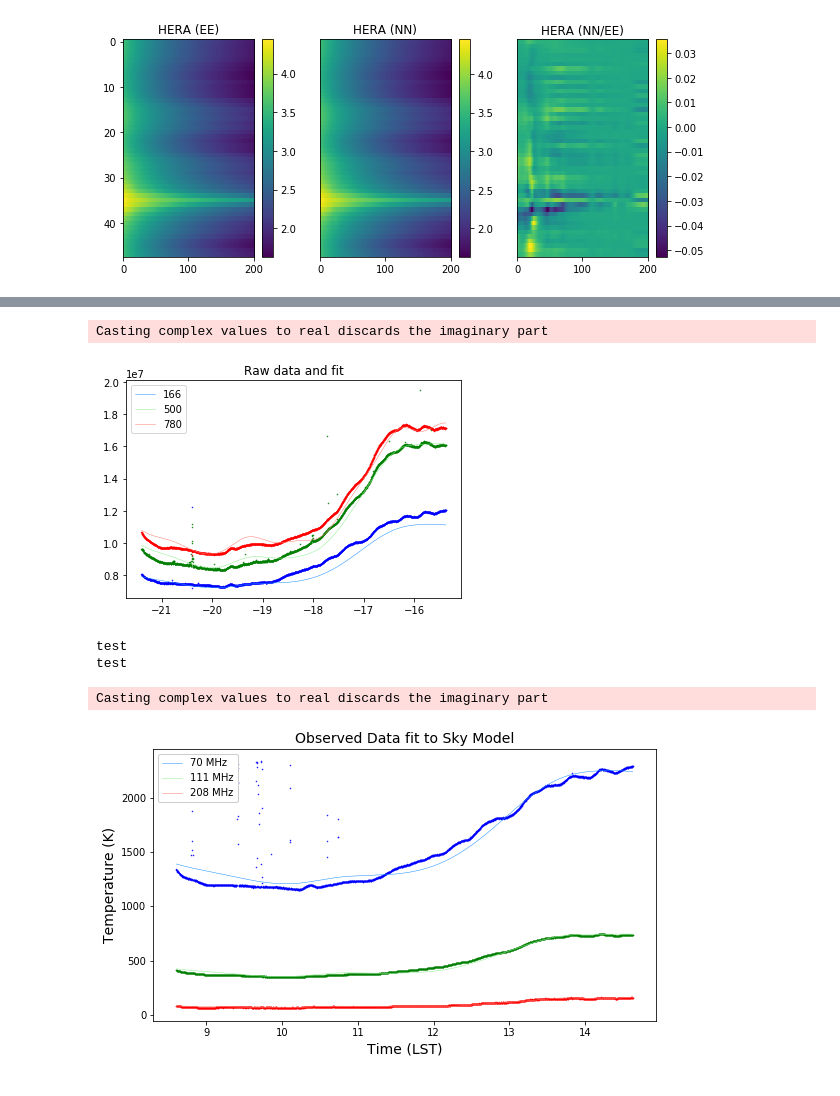
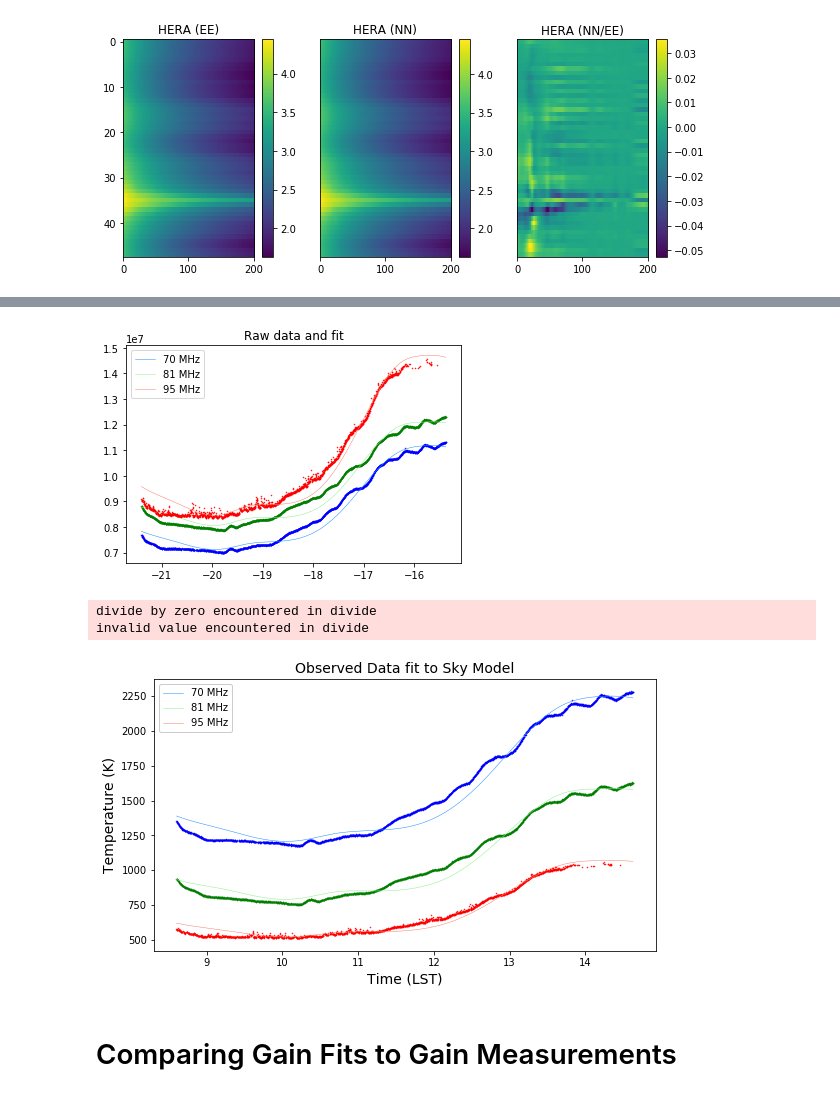
Before and after one commit to dannyjacobs/asu_hera, a Jupyter notebook: system_temp/HERA_Tsys_low_band.ipynb, the cells around one changed output, grey strips where cells are left out. Saved outputs shown, nothing was run; the diff lists cells and outputs as text; code cells hidden in the pictures.

```diff
--- a/system_temp/HERA_Tsys_low_band.ipynb
+++ b/system_temp/HERA_Tsys_low_band.ipynb
@@ -906,6 +910,6 @@ Tsky_sim.build_model()
 # %%
 
 lowband_data = auto_data(data_dir='/data4/shane/data/2458504/', filestart='zen.*',
-                         fileend='*HH.uvh5', autos_file='lowband_autos.uvh5',f_min=50.0,f_max=250.0)
+                         fileend='*HH.uvh5', autos_file='lowband_autos.uvh5',f_min=50.,f_max=100.)
 
 lowband_data.build_model(Tsky_sim)
@@ -969,0 +1071,28 @@ plt.show()
+# %%
+
+# Plot estimate for Tsky# Plot es
+plt.figure(figsize = (9,5))
+chosen_ant = 1
+dark_colors = ['blue', 'green', 'red']
+light_colors = ['dodgerblue', 'lightgreen', 'salmon']
+poli = 0
+pol = lowband_data.pols[poli]
+chans = [341]
+#d = np.ma.masked_where(lowband_data.uv.get_flags((chosen_ant, chosen_ant, lowband_data.rev_pol_map[pol])),
+                       #lowband_data.data2Tsky((chosen_ant, pol)))
+
+d = np.array(lowband_data.data2Tsky((chosen_ant, pol)))
+plot_lsts = np.concatenate([lowband_data.lsts[:(lowband_data.wrap+1)]-24, lowband_data.lsts[(lowband_data.wrap+1):]])
+for i, chan in enumerate(chans):
+    d_plot = d[:, chan]
+    plt.plot(plot_lsts, d_plot, '.', ms=1, color=dark_colors[i])
+    mdl_plot = lowband_data.Tsky[poli, :, chan]
+    plt.plot(plot_lsts, mdl_plot, linewidth=0.5, color=light_colors[i],label=str(int(lowband_data.freqs[chan]))+' MHz')
+plt.title('Observed Data fit to Sky Model',size = 14)
+plt.xlabel('Time (LST)',size=14)
+plt.ylabel('Temperature (K)',size=14)
+plt.legend(loc = 'upper left', framealpha = 1)
+plt.xticks(plt.xticks()[0][1:-1],[9,10,11,12,13,14])
+#plt.ylim([0,800])
+#plt.savefig("2458504_data_to_model.png")
+plt.show()
@@ -970,27 +1103,26 @@ plt.show()
 # %%
 # Plot data vs corrupted Tsky
 plt.figure()
 chosen_ant = 1
 dark_colors = ['blue', 'green', 'red']
 light_colors = ['dodgerblue', 'lightgreen', 'salmon']
 poli = 0
 pol = lowband_data.pols[poli]
-#chans = [166, 500, 872]  # Correspond to what's plotted in memo
-chans = [166,500,780] # channel size 820
+chans = [166,258,375] # channel size 409
+#chans = [166,500,780] # channel size 820
 d = np.ma.masked_where(lowband_data.uv.get_flags((chosen_ant, chosen_ant, lowband_data.rev_pol_map[pol])),
                        lowband_data.uv.get_data((chosen_ant, chosen_ant, lowband_data.rev_pol_map[pol])))
 plot_lsts = np.concatenate([lowband_data.lsts[:(lowband_data.wrap+1)]-24, lowband_data.lsts[(lowband_data.wrap+1):]])
 for i, chan in enumerate(chans):
     d_plot = d[:, chan]
     plt.plot(plot_lsts, d_plot, '.', ms=1, color=dark_colors[i])
     mdl_plot = ((lowband_data.Tsky[poli, :, chan] - lowband_data.Tsky_mean[poli][chan]) *
                 lowband_data.fits[(chosen_ant, pol)][0][chan] + lowband_data.fits[(chosen_ant, pol)][1][chan])
-    plt.plot(plot_lsts, mdl_plot, linewidth=0.5, color=light_colors[i],label=str(chan))
+    plt.plot(plot_lsts, mdl_plot, linewidth=0.5, color=light_colors[i],label=str(int(lowband_data.freqs[chan]))+' MHz')
 plt.title('Raw data and fit')
 plt.legend();
 # %% [output]
-Casting complex values to real discards the imaginary part
-[figure, old version]
+[figure, new version]
 # %%
 
 # Plot estimate for Tsky# Plot es
@@ -1000,12 +1132,12 @@ dark_colors = ['blue', 'green', 'red']
 light_colors = ['dodgerblue', 'lightgreen', 'salmon']
 poli = 0
 pol = lowband_data.pols[poli]
-#chans = [166, 500, 872]  # Correspond to what's plotted in memo
-chans = [166,500,1300]
-#d = np.ma.masked_where(lowband_data.uv.get_flags((chosen_ant, chosen_ant, lowband_data.rev_pol_map[pol])),
-                       #lowband_data.data2Tsky((chosen_ant, pol)))
+chans = [166,258,375] # channel size 409
+#chans = [166,500,780] # channel size 820
+d = np.ma.masked_where(lowband_data.uv.get_flags((chosen_ant, chosen_ant, lowband_data.rev_pol_map[pol])),
+                       lowband_data.data2Tsky((chosen_ant, pol)))
 
-d = np.array(lowband_data.data2Tsky((chosen_ant, pol)))
+#d = np.array(lowband_data.data2Tsky((chosen_ant, pol)))
 plot_lsts = np.concatenate([lowband_data.lsts[:(lowband_data.wrap+1)]-24, lowband_data.lsts[(lowband_data.wrap+1):]])
 for i, chan in enumerate(chans):
     d_plot = d[:, chan]
@@ -1021,7 +1153,8 @@ plt.xticks(plt.xticks()[0][1:-1],[9,10,11,12,13,14])
 #plt.savefig("2458504_data_to_model.png")
 plt.show()
 # %% [output]
-test
-test
+divide by zero encountered in divide
+invalid value encountered in divide
-Casting complex values to real discards the imaginary part
-[figure, old version]
+[figure, new version]
+# %% [markdown]
+# Comparing Gain Fits to Gain Measurements
```
Also changed, not shown: parts of 25 cells of this notebook.
